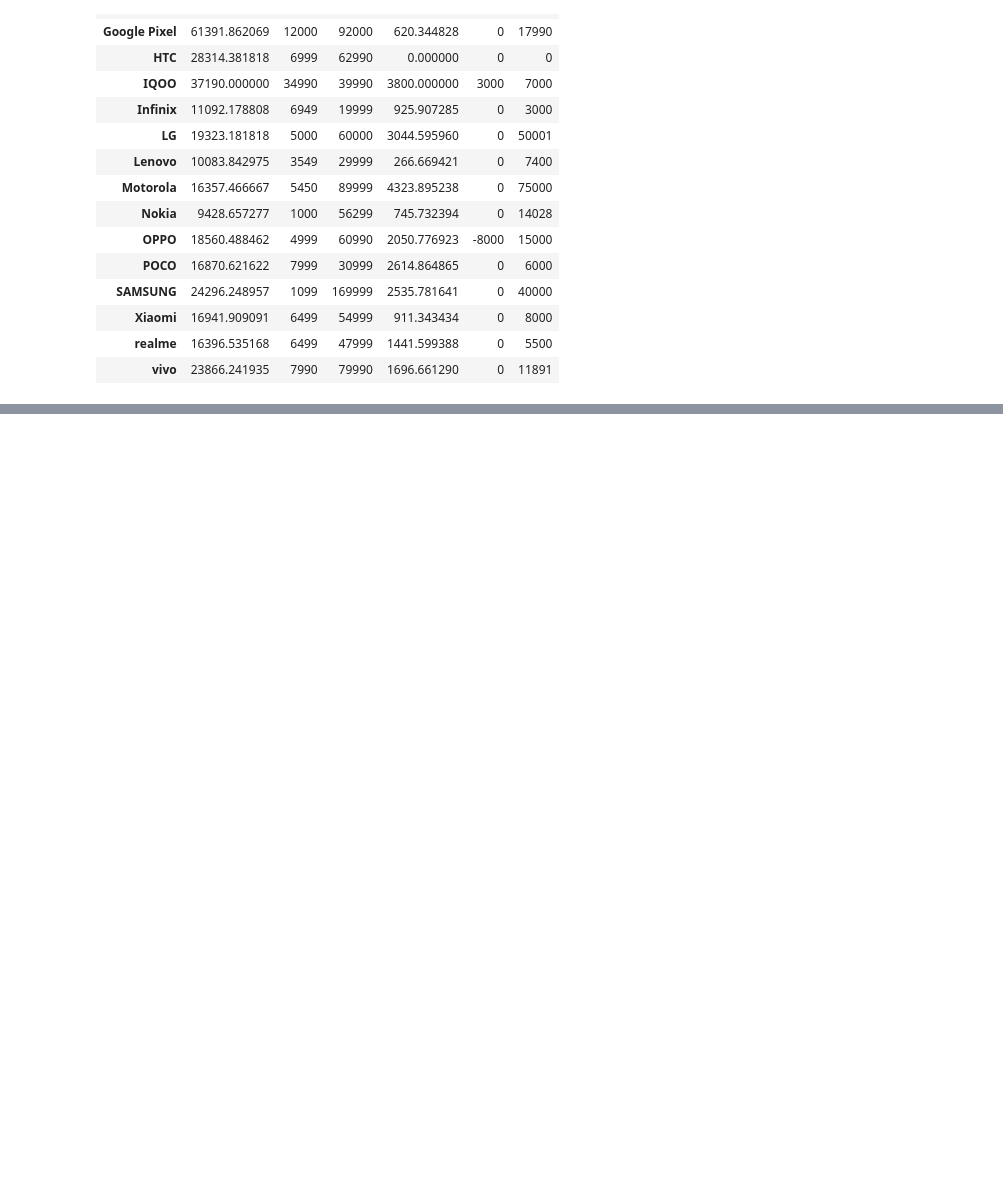
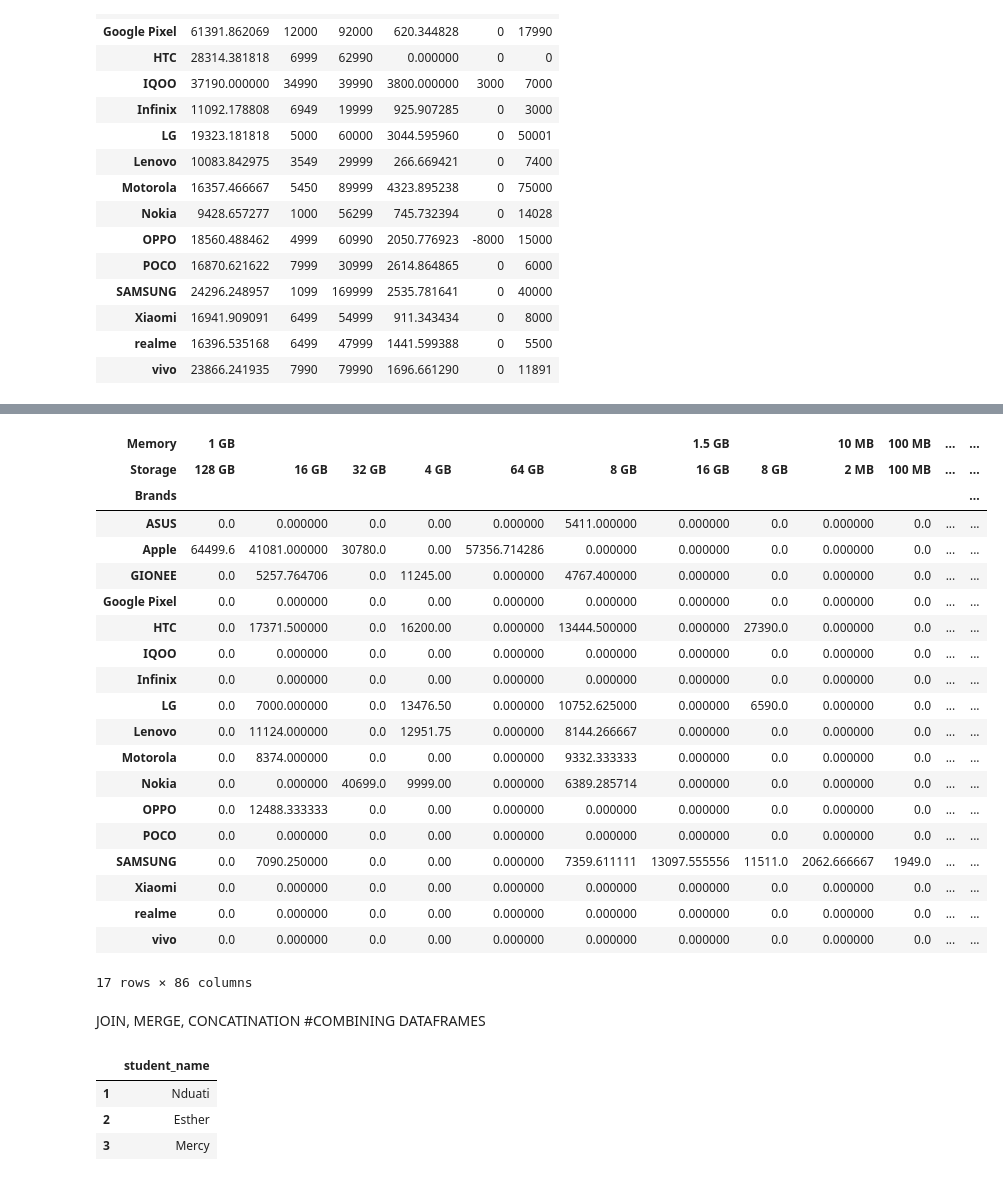
Before and after one commit to Humpnduati/25e---PyData, a Jupyter notebook: pandas.ipynb, the cells around one changed output, grey strips where cells are left out. Cells and saved outputs as stored; diff of their text form; code cells hidden in the pictures; blank space fills up the shorter version.

```diff
--- a/pandas.ipynb
+++ b/pandas.ipynb
@@ -193,0 +328,34 @@ data.groupby('Brands')[['Selling Price', 'Discount']].agg(['mean', 'min', 'max']
+# %%
+# getting rid of the null values in the pivot table using fillna()
+pd.pivot_table(
+    data,
+    index='Brands',
+    columns=['Memory', 'Storage'],
+    values='Selling Price',
+    aggfunc='mean',
+    fill_value=0
+)
+# %% [output]
+| Memory | 1 GB |  |  |  |  |  | 1.5 GB |  | 10 MB | 100 MB | ... | ... |
+| Storage | 128 GB | 16 GB | 32 GB | 4 GB | 64 GB | 8 GB | 16 GB | 8 GB | 2 MB | 100 MB | ... | ... |
+| Brands |  |  |  |  |  |  |  |  |  |  |  | ... |
+| ASUS | 0.0 | 0.000000 | 0.0 | 0.00 | 0.000000 | 5411.000000 | 0.000000 | 0.0 | 0.000000 | 0.0 | ... | ... |
+| Apple | 64499.6 | 41081.000000 | 30780.0 | 0.00 | 57356.714286 | 0.000000 | 0.000000 | 0.0 | 0.000000 | 0.0 | ... | ... |
+| GIONEE | 0.0 | 5257.764706 | 0.0 | 11245.00 | 0.000000 | 4767.400000 | 0.000000 | 0.0 | 0.000000 | 0.0 | ... | ... |
+| Google Pixel | 0.0 | 0.000000 | 0.0 | 0.00 | 0.000000 | 0.000000 | 0.000000 | 0.0 | 0.000000 | 0.0 | ... | ... |
+| HTC | 0.0 | 17371.500000 | 0.0 | 16200.00 | 0.000000 | 13444.500000 | 0.000000 | 27390.0 | 0.000000 | 0.0 | ... | ... |
+| IQOO | 0.0 | 0.000000 | 0.0 | 0.00 | 0.000000 | 0.000000 | 0.000000 | 0.0 | 0.000000 | 0.0 | ... | ... |
+| Infinix | 0.0 | 0.000000 | 0.0 | 0.00 | 0.000000 | 0.000000 | 0.000000 | 0.0 | 0.000000 | 0.0 | ... | ... |
+| LG | 0.0 | 7000.000000 | 0.0 | 13476.50 | 0.000000 | 10752.625000 | 0.000000 | 6590.0 | 0.000000 | 0.0 | ... | ... |
+| Lenovo | 0.0 | 11124.000000 | 0.0 | 12951.75 | 0.000000 | 8144.266667 | 0.000000 | 0.0 | 0.000000 | 0.0 | ... | ... |
+| Motorola | 0.0 | 8374.000000 | 0.0 | 0.00 | 0.000000 | 9332.333333 | 0.000000 | 0.0 | 0.000000 | 0.0 | ... | ... |
+| Nokia | 0.0 | 0.000000 | 40699.0 | 9999.00 | 0.000000 | 6389.285714 | 0.000000 | 0.0 | 0.000000 | 0.0 | ... | ... |
+| OPPO | 0.0 | 12488.333333 | 0.0 | 0.00 | 0.000000 | 0.000000 | 0.000000 | 0.0 | 0.000000 | 0.0 | ... | ... |
+| POCO | 0.0 | 0.000000 | 0.0 | 0.00 | 0.000000 | 0.000000 | 0.000000 | 0.0 | 0.000000 | 0.0 | ... | ... |
+| SAMSUNG | 0.0 | 7090.250000 | 0.0 | 0.00 | 0.000000 | 7359.611111 | 13097.555556 | 11511.0 | 2062.666667 | 1949.0 | ... | ... |
+| Xiaomi | 0.0 | 0.000000 | 0.0 | 0.00 | 0.000000 | 0.000000 | 0.000000 | 0.0 | 0.000000 | 0.0 | ... | ... |
+| realme | 0.0 | 0.000000 | 0.0 | 0.00 | 0.000000 | 0.000000 | 0.000000 | 0.0 | 0.000000 | 0.0 | ... | ... |
+| vivo | 0.0 | 0.000000 | 0.0 | 0.00 | 0.000000 | 0.000000 | 0.000000 | 0.0 | 0.000000 | 0.0 | ... | ... |
+17 rows × 86 columns
+# %% [markdown]
+JOIN, MERGE, CONCATINATION     #COMBINING DATAFRAMES
@@ -193,0 +372,7 @@ data.groupby('Brands')[['Selling Price', 'Discount']].agg(['mean', 'min', 'max']
+# %%
+df1.head()
+# %% [output]
+|  | student_name |
+| 1 | Nduati |
+| 2 | Esther |
+| 3 | Mercy |
```
Also changed, not shown: parts of 32 cells of this notebook, 1 other file.
